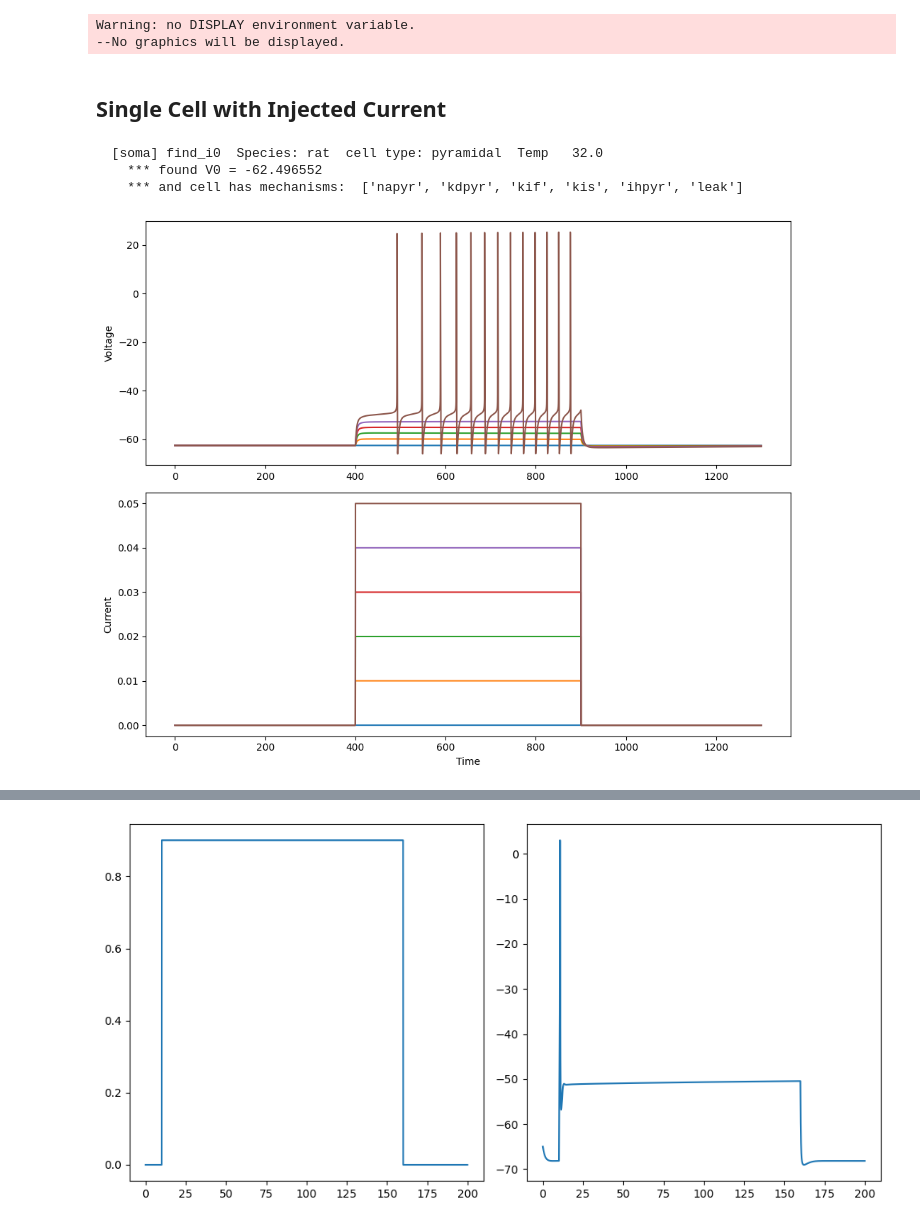
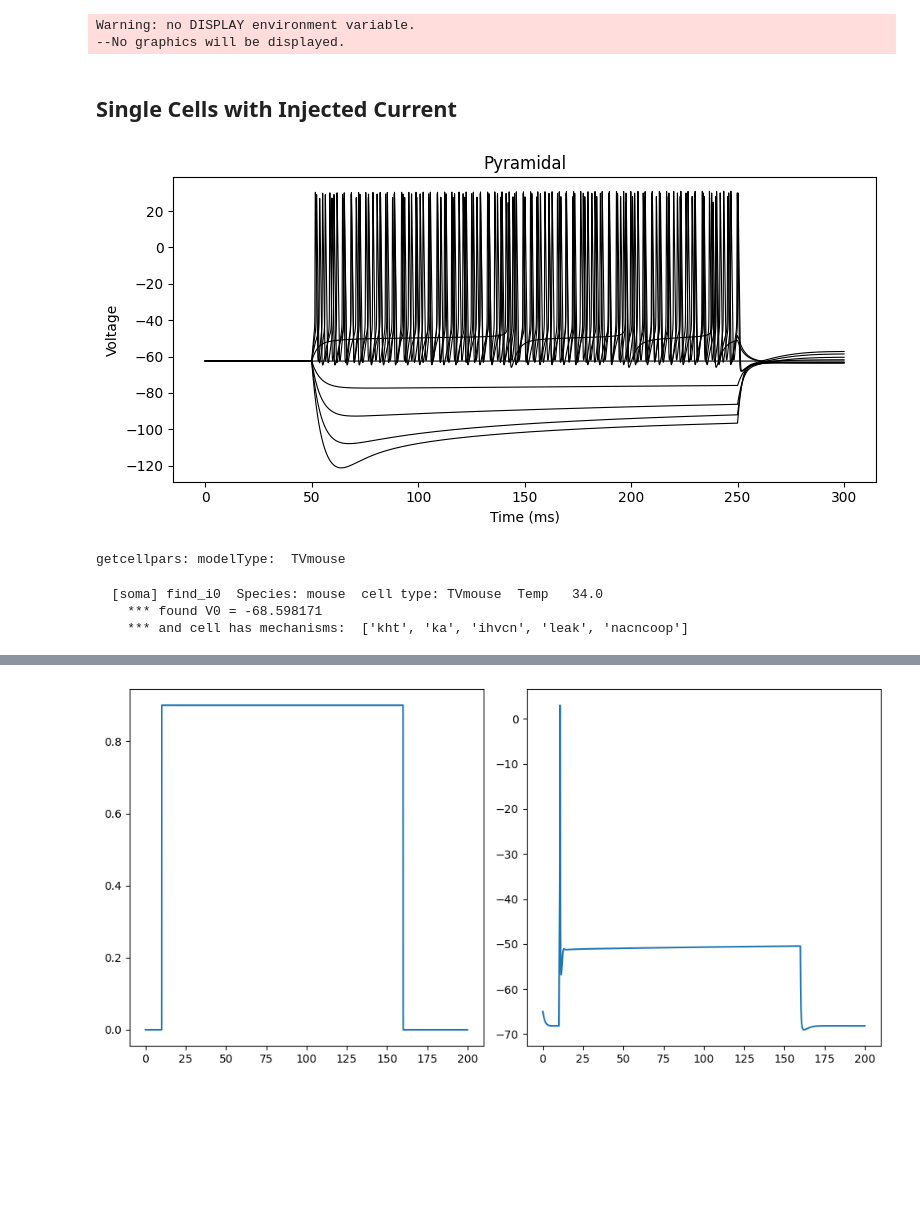
Before and after one commit to kedoxey/DCN_model, a Jupyter notebook: notebooks/cnmodel.ipynb, the cells around one changed output, grey strips where cells are left out. Cells and saved outputs as stored; diff of their text form; code cells hidden in the pictures; blank space fills up the shorter version.

```diff
--- a/notebooks/cnmodel.ipynb
+++ b/notebooks/cnmodel.ipynb
@@ -17,7 +17,7 @@ colors = {'stim': 'tab:blue',
           'pyr': 'tab:purple',
           'tcv': 'tab:green'}
 # %% [markdown]
-## Single Cell with Injected Current
+## Single Cells with Injected Current
 # %%
 temperature = 34.
 cell = cnm.cells.Pyramidal.create(model='POK',
@@ -26,36 +26,42 @@ cell.set_temperature(float(temperature))
 # %%
 v0 = cell.find_i0(showinfo=True)
 iv = IVCurve()
-iv.run({'pulse': [(0, 0.05, 0.01)]},
-       cell, durs=[400, 500, 400],
+iv.run({'pulse': [(-0.2, 0.2, 0.05)]},
+       cell, durs=[50, 200, 50],
        sites=None, reppulse=None, temp=float(temperature))
-# result = iv.input_resistance_tau()
-# print('    From IV: Rin = {:7.1f}  Tau = {:7.1f}  Vm = {:7.1f}'.format(result['slope'], result['tau'], result['intercept']))
-# iv.show(cell=cell)
-
-# if sys.flags.interactive == 0:  # keeps application alive for display of data
-#     pg.QtGui.QApplication.exec_()
-# %% [output]
-  [soma] find_i0  Species: rat  cell type: pyramidal  Temp   32.0
-    *** found V0 = -62.496552
-    *** and cell has mechanisms:  ['napyr', 'kdpyr', 'kif', 'kis', 'ihpyr', 'leak']
 # %%
 import matplotlib.pyplot as plt
 %matplotlib inline
 
-fig, axs = plt.subplots(2,1, figsize=(10,8))
-axs.ravel()
+fig, axs = plt.subplots(1,1, figsize=(8,4))
 
 for i, voltage_trace in enumerate(iv.voltage_traces):
 
-    axs[0].plot(iv.time_values, voltage_trace)
-    axs[1].plot(iv.time_values, iv.current_traces[i])
+    axs.plot(iv.time_values, voltage_trace, color='k', linewidth=0.8)
+    # axs[1].plot(iv.time_values, iv.current_traces[i])
 
 # plt.plot(iv.voltage_traces[0], iv.current_traces[0])
-axs[0].set_ylabel('Voltage')
-axs[1].set_ylabel('Current')
-axs[1].set_xlabel('Time')
+axs.set_ylabel('Voltage')
+axs.set_xlabel('Time (ms)')
+axs.set_title('Pyramidal')
 
 fig.tight_layout()
 # %% [output]
-[figure, old version]
+[figure, new version]
+# %%
+temperature = 34.
+cell = cnm.cells.Tuberculoventral.create(model='TVmouse',
+                                      ttx=False, nach=None)
+cell.set_temperature(float(temperature))
+# %% [output]
+getcellpars: modelType:  TVmouse
+# %%
+v0 = cell.find_i0(showinfo=True)
+iv = IVCurve()
+iv.run({'pulse': [(-0.35, 1, 0.15)]},
+       cell, durs=[50, 200, 50],
+       sites=None, reppulse=None, temp=float(temperature))
+# %% [output]
+  [soma] find_i0  Species: mouse  cell type: TVmouse  Temp   34.0
+    *** found V0 = -68.598171
+    *** and cell has mechanisms:  ['kht', 'ka', 'ihvcn', 'leak', 'nacncoop']
```
Also changed, not shown: parts of 8 cells of this notebook, 8 other files.
